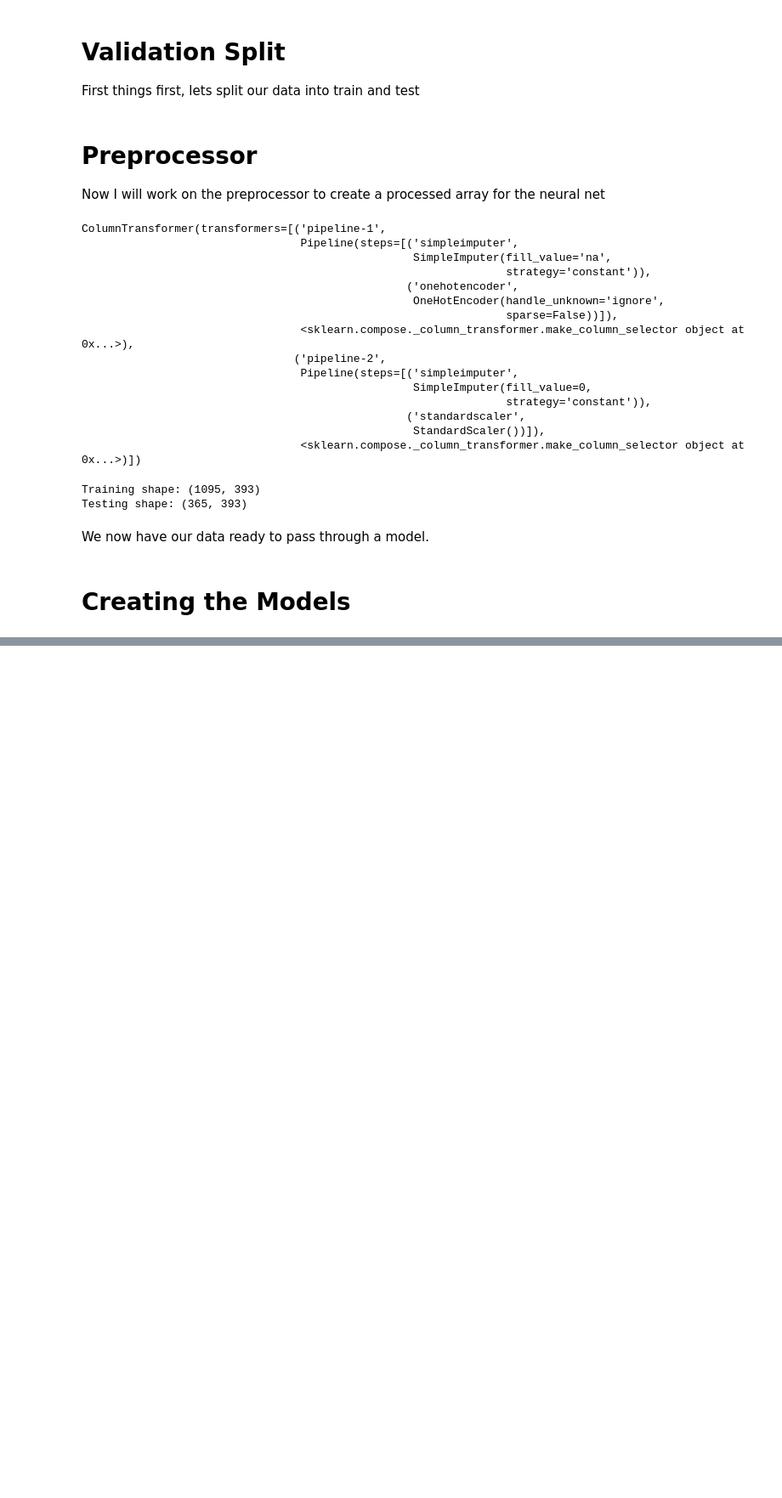
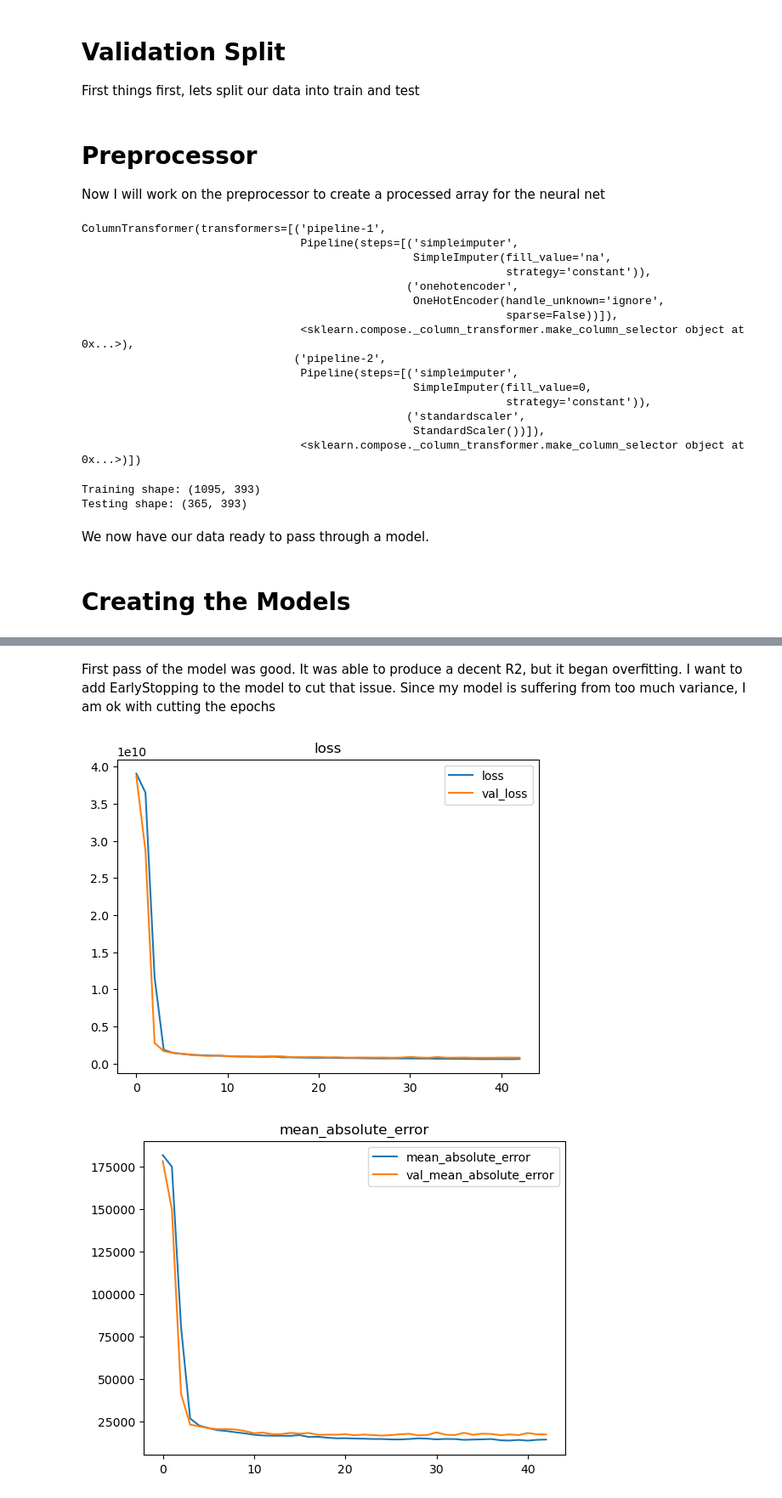
Before and after one commit to RaymondGarcia1107/Keras-Neural-Net-Regression, a Jupyter notebook: KerasModel.ipynb, the cells around one changed output, grey strips where cells are left out. Shown at 85% size. Cells and saved outputs as stored; diff of their text form; code cells hidden in the pictures; blank space fills up the shorter version.

```diff
--- a/KerasModel.ipynb
+++ b/KerasModel.ipynb
@@ -215,0 +229,26 @@ plot_history(history)
+# %% [markdown]
+First pass of the model was good. It was able to produce a decent R2, but it began overfitting. I want to add EarlyStopping to the model to cut that issue. Since my model is suffering from too much variance, I am ok with cutting the epochs
+# %%
+# Recreating instances of my metrics
+mae = metrics.MeanAbsoluteError()
+rmse = metrics.RootMeanSquaredError()
+
+model2 = Sequential()
+
+# Creating my layers
+model2.add(layers.Dense(200, activation = 'relu', input_dim = input_shape))
+model2.add(layers.Dense(100, activation = 'relu'))
+model2.add(layers.Dense(100, activation = 'relu'))
+model2.add(layers.Dense(50, activation = 'relu'))
+model2.add(layers.Dense(25, activation = 'relu'))
+model2.add(layers.Dense(1, activation = 'linear'))
+
+model2.compile(optimizer = 'adam', loss = 'mse', metrics = [mae,rmse])
+# %%
+history2 = model2.fit(X_train, y_train, epochs = 200, validation_data = (X_test, y_test),
+                      verbose = 0, callbacks = [EarlyStopping(patience = 5)])
+# %%
+plot_history(history2)
+# %% [output]
+[figure, added]
+[figure, added]
```
Also changed, not shown: parts of 41 cells of this notebook, 2 other files.
